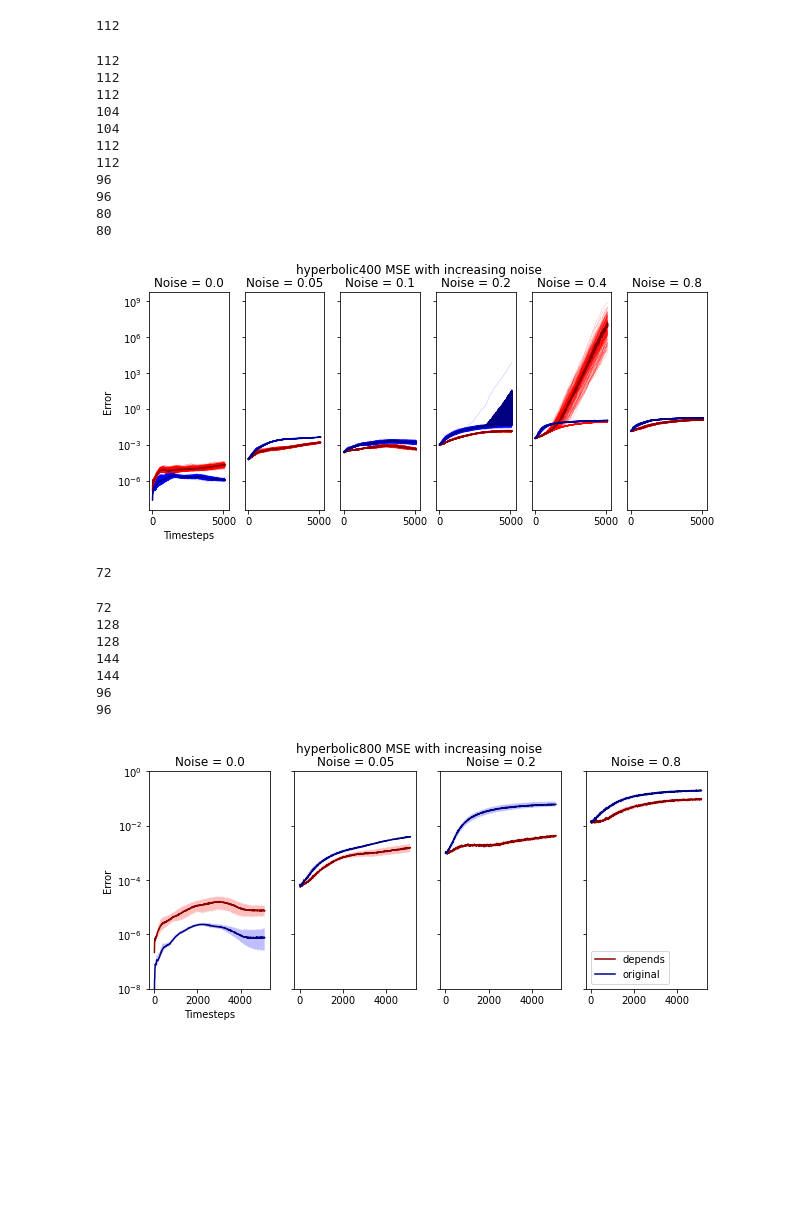
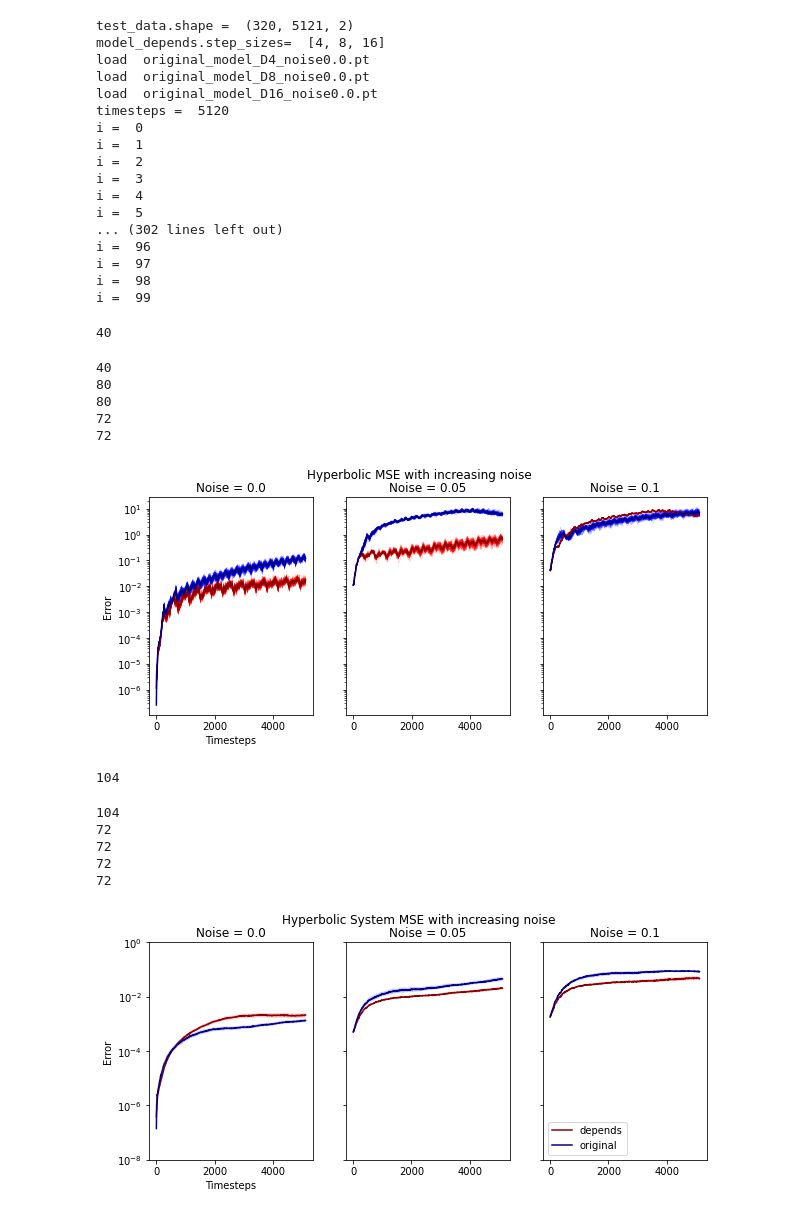
Before and after one commit to KatieJ16/ensemble_HiSTs, a Jupyter notebook: scripts/multiscale_HiTS_exp/Fig 2.ipynb, the cells around one changed output. Drawn from its saved outputs; the diff is of its cells as text; code cells hidden in the pictures; blank space fills up the shorter version.

```diff
--- a/scripts/multiscale_HiTS_exp/Fig 2.ipynb
+++ b/scripts/multiscale_HiTS_exp/Fig 2.ipynb
@@ -83,16 +83,17 @@ def predict_random_combo(model_depends, models_original, test_data, timesteps =
     return y_pred_list_depends, y_pred_list_original, mse_depends, mse_original, t_list
 #===========================================================================================================
 # %%
-data_system = 'hyperbolic'
+data_system = 'VanDerPol'#'hyperbolic'
 
-system = 'hyperbolic800'
+system = 'VanDerPol' #'hyperbolic800'
+# system = "hopf"
 noise = 0.1
-smallest_step = 8
-step_sizes = [8, 16, 32]
+smallest_step = 4#8#8
+step_sizes = [4,8,16]#[8, 16, 32]
 dt = 0.01
 
-letter = 'c'
-noise_list = [0.0, 0.05,0.2,  0.8]
+letter = 'a'
+noise_list = [0.0, 0.05, 0.1]# 0.2, 0.8]
 
 # paths
 data_dir = os.path.join('../../data/', data_system)
@@ -165,7 +166,7 @@ for noise in noise_list:
         print("timesteps = ", timesteps)
 
 
-        num_lines = 500
+        num_lines = 100
         mse_list_depends = list()
         mse_list_original = list()
         t_list_list = list()
@@ -192,10 +193,30 @@ for noise in noise_list:
         np.save(os.path.join(model_dir, file_base + "_time.npy"), np.array(t_list_list, dtype=object))
         np.save(os.path.join(model_dir, file_base + "_depends.npy"), np.array(mse_list_depends, dtype=object))
         np.save(os.path.join(model_dir, file_base + "_original.npy"), np.array(mse_list_original, dtype=object))
+        np.save(os.path.join(model_dir, file_base + "_y_preds_depends.npy"), np.array(y_pred_list_depends, dtype=object))
+        np.save(os.path.join(model_dir, file_base + "_y_preds_original.npy"), np.array(y_pred_list_original, dtype=object))
 
     t_list_list_all.append(t_list_list)
     mse_list_depends_all.append(mse_list_depends)
     mse_list_original_all.append(mse_list_original)
+# %% [output]
+test_data.shape =  (320, 5121, 2)
+model_depends.step_sizes=  [4, 8, 16]
+load  original_model_D4_noise0.0.pt
+load  original_model_D8_noise0.0.pt
+load  original_model_D16_noise0.0.pt
+timesteps =  5120
+i =  0
+i =  1
+i =  2
+i =  3
+i =  4
+i =  5
+... (302 lines left out)
+i =  96
+i =  97
+i =  98
+i =  99
 # %%
 file_base = 'model_{}_depends_stepsize{}_noise{}_{}'.format(system, smallest_step, noise, letter)
 
@@ -212,45 +233,39 @@ for idx_noise in range(len(noise_list)):
     noise = noise_list[idx_noise]
 
     t_list_list = t_list_list_all[idx_noise]
     mse_list_depends = mse_list_depends_all[idx_noise]
     mse_list_original = mse_list_original_all[idx_noise]
         #find the average paths for both methods
     ts_depends, means_depends, stds_depends, _, _ = find_ave_random_paths(t_list_list, mse_list_depends)
     ts_original, means_original, stds_original, _, _ = find_ave_random_paths(t_list_list, mse_list_original)
     # graph the mse both themods with a random line for each trial and thicker line for average of mse
 #     plt.figure()
     for i in range(len(mse_list_depends)):
         axs[idx_noise].semilogy(t_list_list[i], mse_list_depends[i], 'r', linewidth = 0.25, alpha = 0.5)
         axs[idx_noise].semilogy(t_list_list[i], mse_list_original[i], 'b', linewidth = 0.25, alpha=0.5)
 
     axs[idx_noise].semilogy(ts_depends, means_depends[:,0], color='darkred', label="depends")
     axs[idx_noise].semilogy(ts_original, means_original[:,0], color='navy', label="original")
 #     plt.legend()
     axs[idx_noise].set_title("Noise = " + str(noise))
 #     plt.title(system + ": MSE : noise = " + str(noise) + ": " + str(num_lines) + " random paths :step_sizes = "+str(step_sizes))
     # plt.savefig("{}_{}_min{}_MSE_both_n{}_all.jpg".format(system, letter, min(step_sizes), noise))
 
 #     plt.ylim([min_lim, max_lim*10])
 
 axs[0].set(xlabel='Timesteps', ylabel='Error')
-fig.suptitle(system + ' MSE with increasing noise')#system + ": MSE : noise = " + str(noise) + ": " + str(num_lines) + " random paths :step_sizes = "+str(step_sizes))
+fig.suptitle( 'Hyperbolic MSE with increasing noise')#system + ": MSE : noise = " + str(noise) + ": " + str(num_lines) + " random paths :step_sizes = "+str(step_sizes))
 
 
 plt.show()
 # %% [output]
-112
+40
-112
-112
-112
-104
-104
-112
-112
-96
-96
+40
 80
 80
+72
+72
-[figure, old version]
+[figure, new version]
 # %%
 ts, means, stds, percent_95, percent_5 = find_ave_random_paths(t_list_list, mse_list_depends)
 # %%
@@ -294,20 +309,18 @@ for idx_noise in range(len(noise_list)):
 
 axs[0].set(xlabel='Timesteps', ylabel='Error')
 axs[len(noise_list)-1].legend()
-fig.suptitle(system + ' MSE with increasing noise')#system + ": MSE : noise = " + str(noise) + ": " + str(num_lines) + " random paths :step_sizes = "+str(step_sizes))
+fig.suptitle( 'Hyperbolic System MSE with increasing noise')#system + ": MSE : noise = " + str(noise) + ": " + str(num_lines) + " random paths :step_sizes = "+str(step_sizes))
 
 plt.ylim([1e-8, 1])
 plt.show()
 # %% [output]
-72
+104
+104
 72
-128
-128
-144
-144
-96
-96
+72
+72
+72
-[figure, old version]
+[figure, new version]
 # %%
  # graph the mse both themods with a random line for each trial and thicker line for average of mse
 plt.figure()
```
Also changed, not shown: 4 other files.
